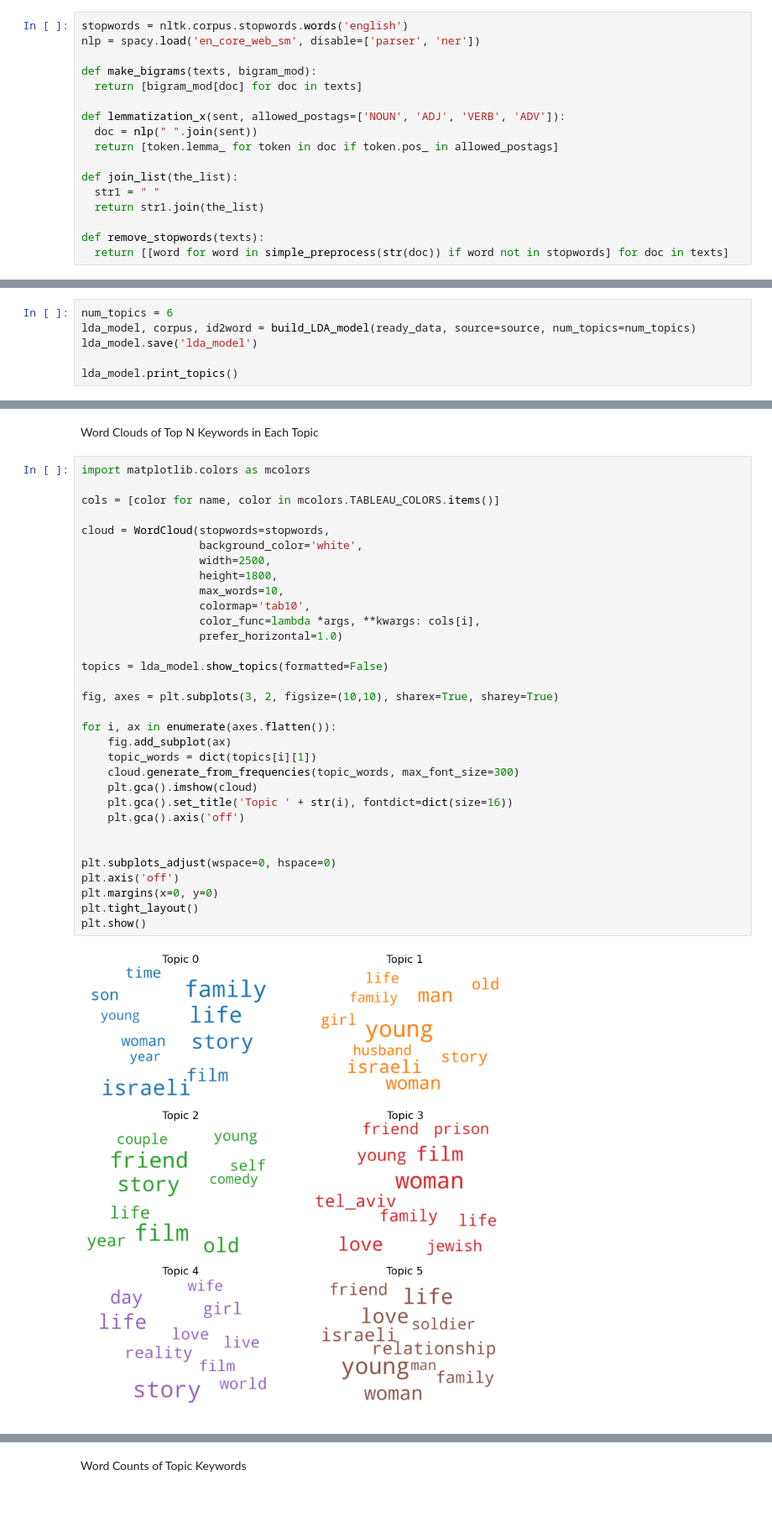
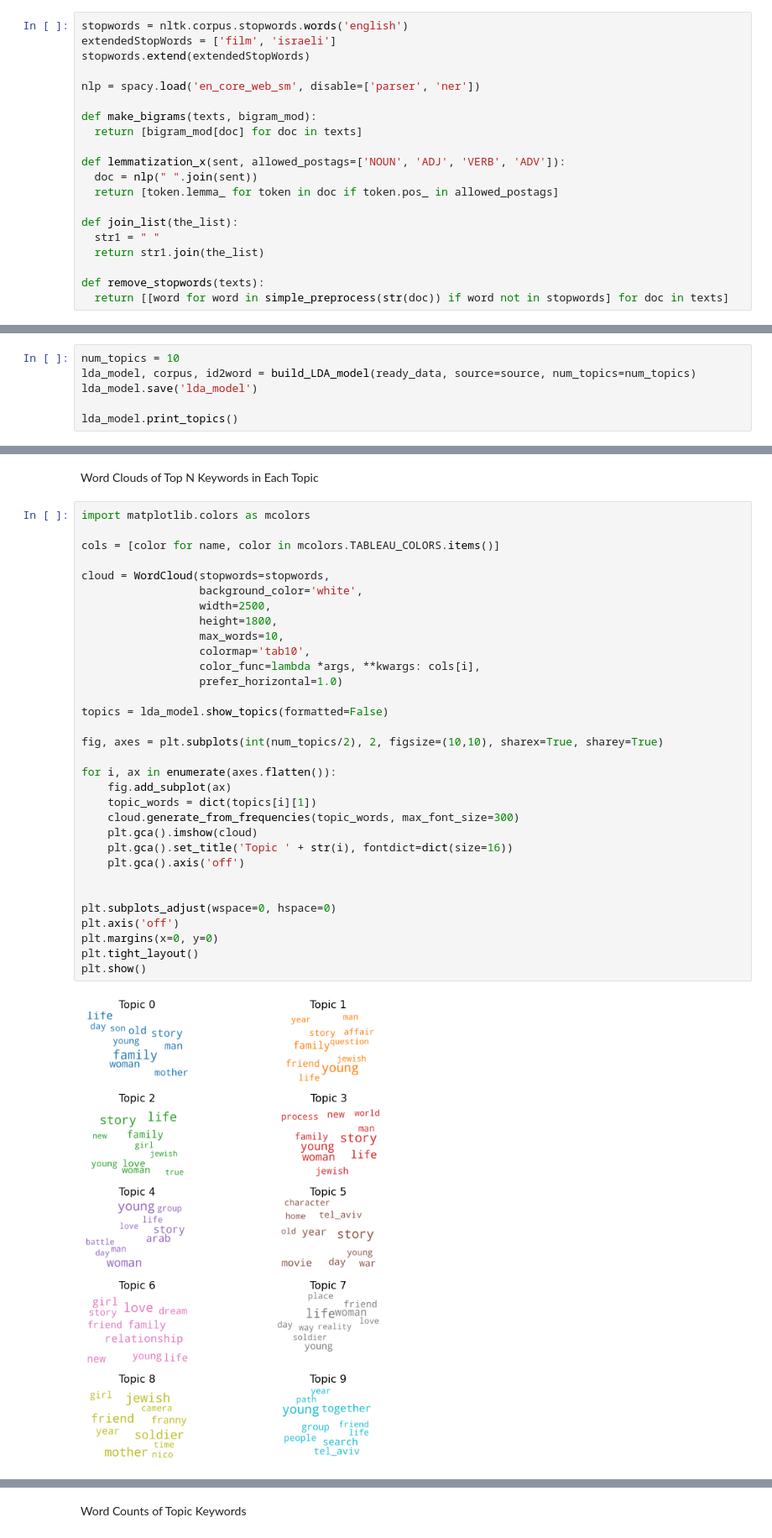
Before and after one commit to assafrbi/mini-project-Digital-Humanities, a Jupyter notebook: dh_mini.ipynb, the cells around one changed output, grey strips where cells are left out. Shown at 84% size. Cells and saved outputs as stored; diff of their text form; blank space fills up the shorter version.

```diff
--- a/dh_mini.ipynb
+++ b/dh_mini.ipynb
@@ -429,6 +428,9 @@ Initial pre-processing..
 Build the Bigram, Trigram Models and Lemmatize
 # %%
 stopwords = nltk.corpus.stopwords.words('english')
+extendedStopWords = ['film', 'israeli']
+stopwords.extend(extendedStopWords)
+
 nlp = spacy.load('en_core_web_sm', disable=['parser', 'ner'])
 
 def make_bigrams(texts, bigram_mod):
@@ -540,7 +542,7 @@ def allocate_topics(i, lda_model):
 def get_max_probability_topic(x, num_topics):
   return max(x, key=itemgetter(1))[0]
 # %%
-num_topics = 6
+num_topics = 10
 lda_model, corpus, id2word = build_LDA_model(ready_data, source=source, num_topics=num_topics)
 lda_model.save('lda_model')
 
@@ -600,35 +613,35 @@ import matplotlib.colors as mcolors
 
 cols = [color for name, color in mcolors.TABLEAU_COLORS.items()]
 
 cloud = WordCloud(stopwords=stopwords,
                   background_color='white',
                   width=2500,
                   height=1800,
                   max_words=10,
                   colormap='tab10',
                   color_func=lambda *args, **kwargs: cols[i],
                   prefer_horizontal=1.0)
 
 topics = lda_model.show_topics(formatted=False)
 
-fig, axes = plt.subplots(3, 2, figsize=(10,10), sharex=True, sharey=True)
+fig, axes = plt.subplots(int(num_topics/2), 2, figsize=(10,10), sharex=True, sharey=True)
 
 for i, ax in enumerate(axes.flatten()):
     fig.add_subplot(ax)
     topic_words = dict(topics[i][1])
     cloud.generate_from_frequencies(topic_words, max_font_size=300)
     plt.gca().imshow(cloud)
     plt.gca().set_title('Topic ' + str(i), fontdict=dict(size=16))
     plt.gca().axis('off')
 
 
 plt.subplots_adjust(wspace=0, hspace=0)
 plt.axis('off')
 plt.margins(x=0, y=0)
 plt.tight_layout()
 plt.show()
 # %% [output]
-[figure, old version]
+[figure, new version]
 # %%
 pyLDAvis.enable_notebook()
 vis = pyLDAvis.gensim_models.prepare(lda_model, corpus, id2word)
```
Also changed, not shown: parts of 10 cells of this notebook.
